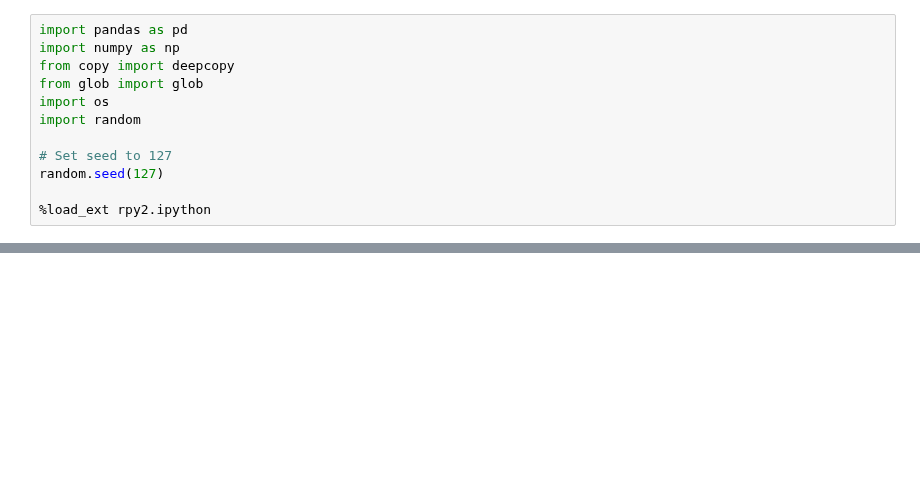
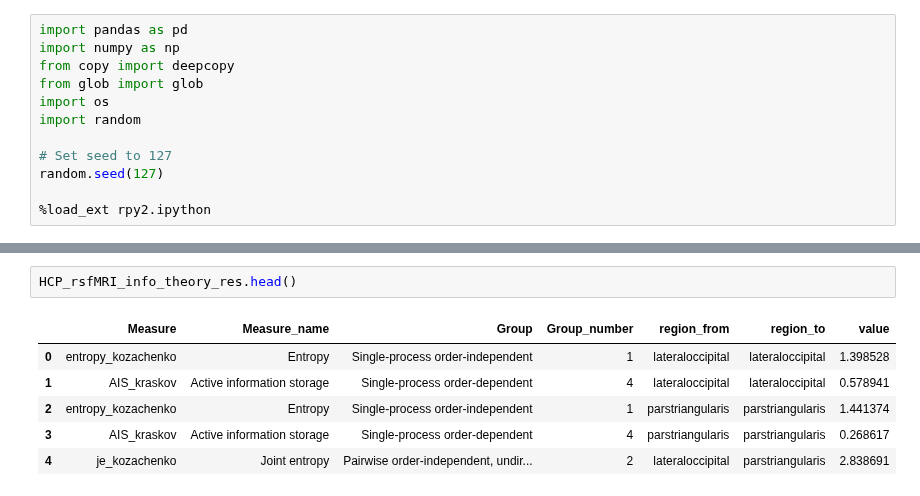
Before and after one commit to anniegbryant/info_theory_visuals, a Jupyter notebook: fMRI_analyze_infotheory_measures.ipynb, the cells around one changed output, grey strips where cells are left out. Drawn from its saved outputs; the diff is of its cells as text; blank space fills up the shorter version.

```diff
--- a/fMRI_analyze_infotheory_measures.ipynb
+++ b/fMRI_analyze_infotheory_measures.ipynb
@@ -56,0 +66,9 @@ HCP_rsfMRI_info_theory_res.head()
+# %%
+HCP_rsfMRI_info_theory_res.head()
+# %% [output]
+|  | Measure | Measure_name | Group | Group_number | region_from | region_to | value |
+| 0 | entropy_kozachenko | Entropy | Single-process order-independent | 1 | lateraloccipital | lateraloccipital | 1.398528 |
+| 1 | AIS_kraskov | Active information storage | Single-process order-dependent | 4 | lateraloccipital | lateraloccipital | 0.578941 |
+| 2 | entropy_kozachenko | Entropy | Single-process order-independent | 1 | parstriangularis | parstriangularis | 1.441374 |
+| 3 | AIS_kraskov | Active information storage | Single-process order-dependent | 4 | parstriangularis | parstriangularis | 0.268617 |
+| 4 | je_kozachenko | Joint entropy | Pairwise order-independent, undir... | 2 | lateraloccipital | parstriangularis | 2.838691 |
```
Also changed, not shown: parts of 10 cells of this notebook, 3 other files.
